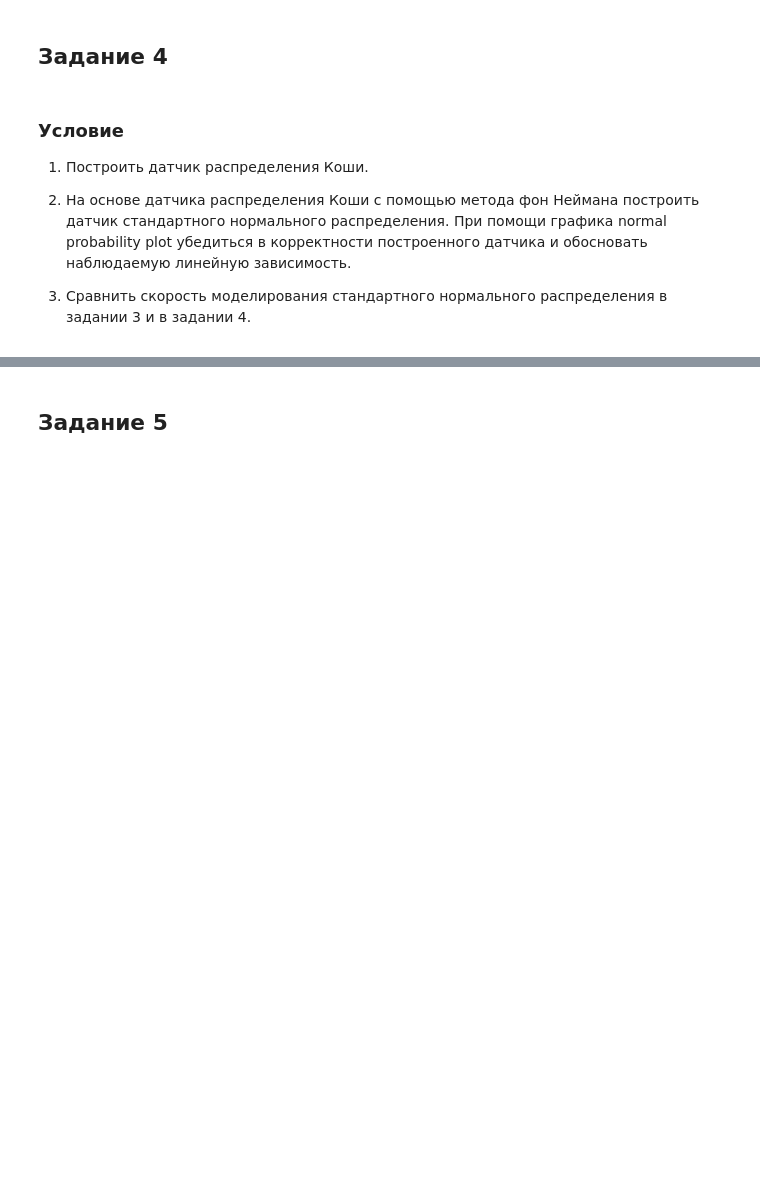
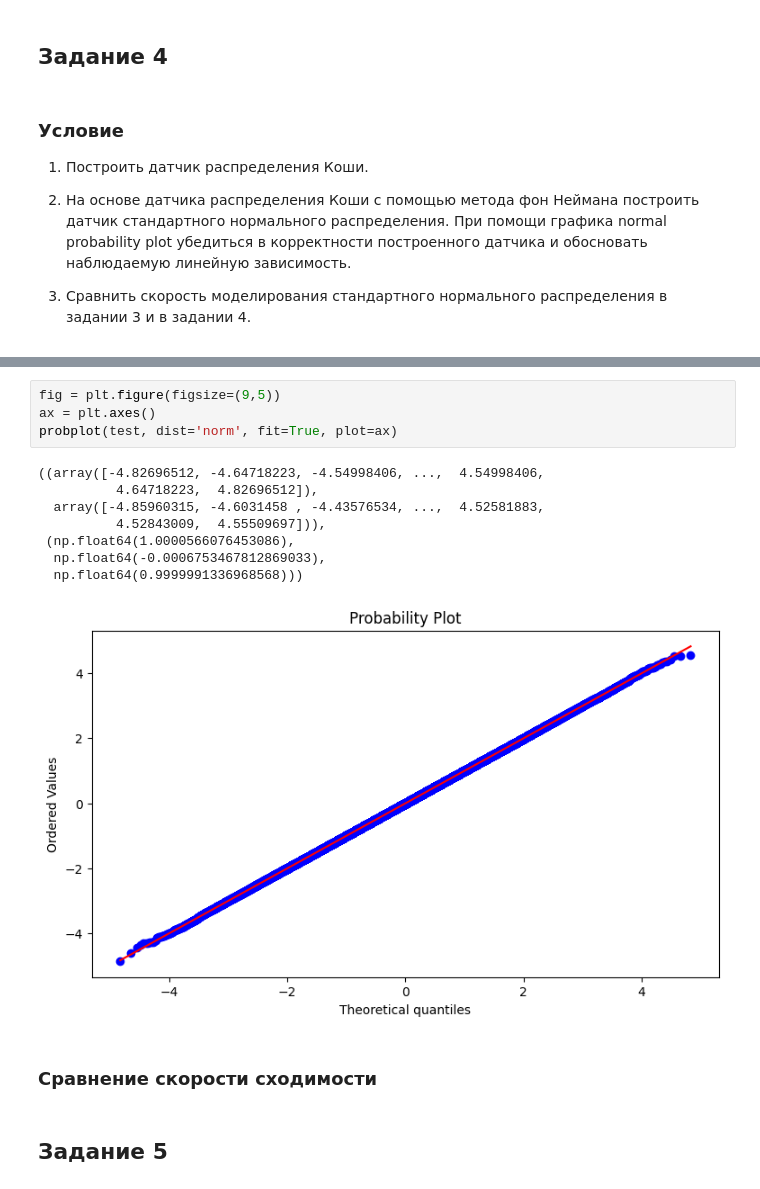
Before and after one commit to arinenn/stochastic_practicum, a Jupyter notebook: stochastic_practicum_first.ipynb, the cells around one changed output, grey strips where cells are left out. Cells and saved outputs as stored; diff of their text form; blank space fills up the shorter version.

```diff
--- a/stochastic_practicum_first.ipynb
+++ b/stochastic_practicum_first.ipynb
@@ -1130,3 +1235,18 @@ Null hypothesis is accepted in 97.0% cases.
+# %%
+fig = plt.figure(figsize=(9,5))
+ax = plt.axes()
+probplot(test, dist='norm', fit=True, plot=ax)
+# %% [output]
+((array([-4.82696512, -4.64718223, -4.54998406, ...,  4.54998406,
+          4.64718223,  4.82696512]),
+  array([-4.85960315, -4.6031458 , -4.43576534, ...,  4.52581883,
+          4.52843009,  4.55509697])),
+ (np.float64(1.0000566076453086),
+  np.float64(-0.0006753467812869033),
+  np.float64(0.9999991336968568)))
+[figure, added]
+# %% [markdown]
+### Сравнение скорости сходимости
 # %% [markdown]
 ## Задание 5
 # %% [markdown]
```
Also changed, not shown: parts of 23 cells of this notebook.
